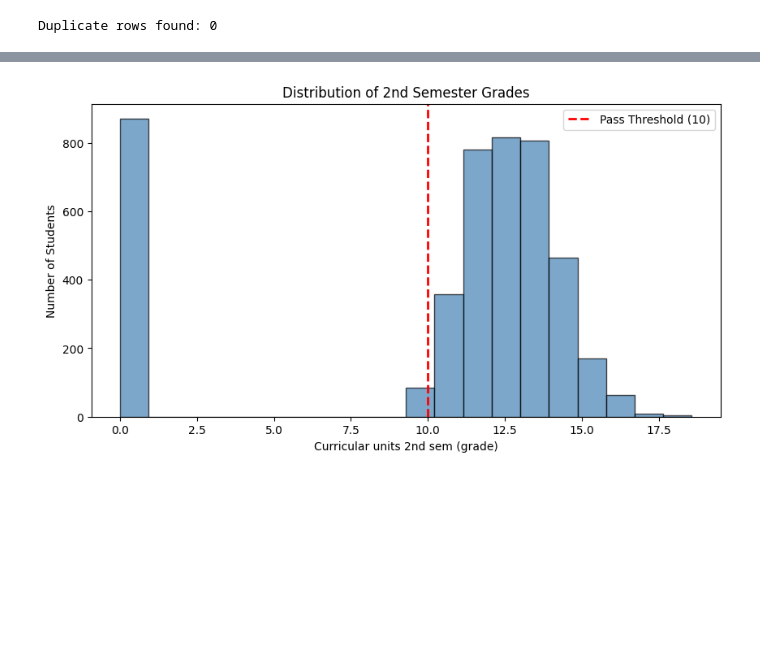
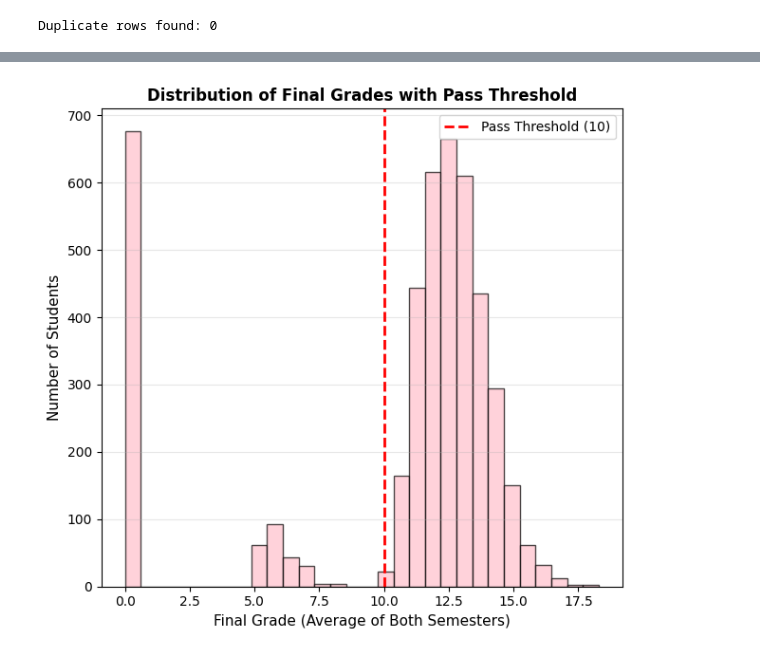
Before and after one commit to AabritiChapagain/StudentDropoutRisk, a Jupyter notebook: system/data_process.ipynb, the cells around one changed output, grey strips where cells are left out. Saved outputs shown, nothing was run; the diff lists cells and outputs as text; code cells hidden in the pictures; blank space fills up the shorter version.

Commit message:
Student Dropout Risk  system  FINAL

```diff
--- a/system/data_process.ipynb
+++ b/system/data_process.ipynb
@@ -71,0 +103,7 @@ Duplicate rows found: 0
+# %%
+# Remove rows with missing values in critical features
+initial_rows = len(df_cleaned)
+df_cleaned = df_cleaned.dropna()
+print(f"\nRows before cleaning: {initial_rows}")
+print(f"Rows after cleaning: {len(df_cleaned)}")
+print(f"Rows removed: {initial_rows - len(df_cleaned)}")
@@ -71,0 +114,16 @@ Duplicate rows found: 0
+# %%
+# Convert Target to binary (At Risk vs Not At Risk)
+# Dropout/Enrolled = At Risk (1), Graduate = Not At Risk (0)
+print("TARGET VARIABLE TRANSFORMATION")
+
+print("\nOriginal Target Distribution:")
+print(df_cleaned['Target'].value_counts())
+
+df_cleaned['Risk'] = df_cleaned['Target'].apply(
+    lambda x: 1 if x in ['Dropout', 'Enrolled'] else 0
+)
+
+print("\nTransformed Risk Distribution:")
+print(df_cleaned['Risk'].value_counts())
+print("\n  0 = Not At Risk (Graduate)")
+print("  1 = At Risk (Dropout/Enrolled)")
@@ -71,0 +148,3 @@ Duplicate rows found: 0
+# %%
+# Remove original Target column
+df_cleaned = df_cleaned.drop('Target', axis=1)
@@ -72,12 +174,21 @@ Duplicate rows found: 0
 # %%
 # Visualize the distribution of final grades with pass threshold line
-plt.figure(figsize=(10, 5))
-plt.hist(data['Curricular units 2nd sem (grade)'], bins=20, color='steelblue', edgecolor='black', alpha=0.7)
+df_cleaned['Final_Grade'] = (df_cleaned['Curricular units 1st sem (grade)'] +
+                               df_cleaned['Curricular units 2nd sem (grade)']) / 2
+
+# Create visualization
+plt.figure(figsize=(12, 6))
+
+# Plot: Distribution of Final Grades
+plt.subplot(1, 2, 1)
+plt.hist(df_cleaned['Final_Grade'], bins=30, edgecolor='black', alpha=0.7, color='pink')
 plt.axvline(x=10, color='red', linestyle='--', linewidth=2, label='Pass Threshold (10)')
-plt.xlabel('Curricular units 2nd sem (grade)')
-plt.ylabel('Number of Students')
-plt.title('Distribution of 2nd Semester Grades')
+plt.xlabel('Final Grade (Average of Both Semesters)', fontsize=11)
+plt.ylabel('Number of Students', fontsize=11)
+plt.title('Distribution of Final Grades with Pass Threshold', fontsize=12, fontweight='bold')
 plt.legend()
+plt.grid(axis='y', alpha=0.3)
+plt.tight_layout()
 plt.show()
 # %% [output]
-[figure, old version]
+[figure, new version]
```
Also changed, not shown: parts of 27 cells of this notebook, 9 other files.
